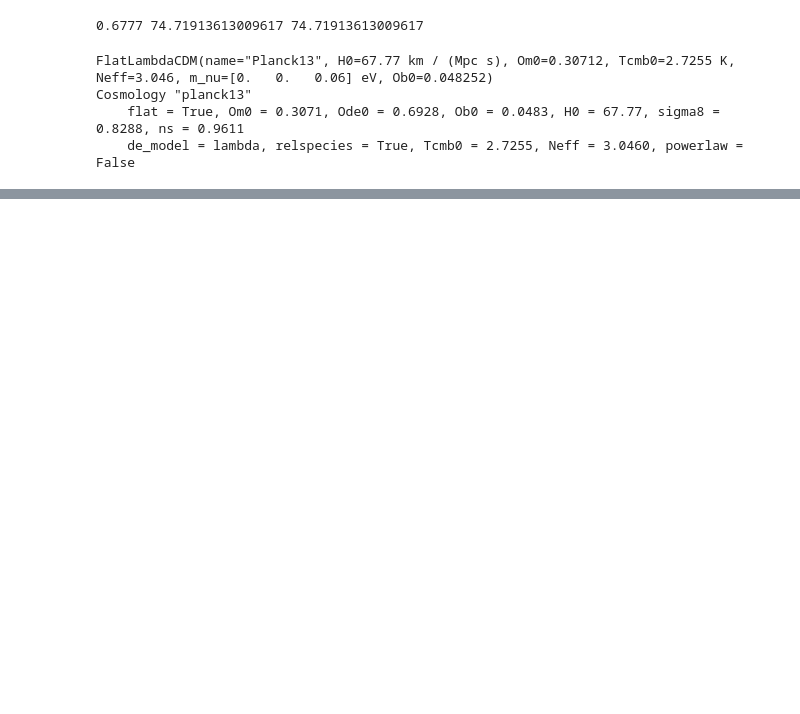
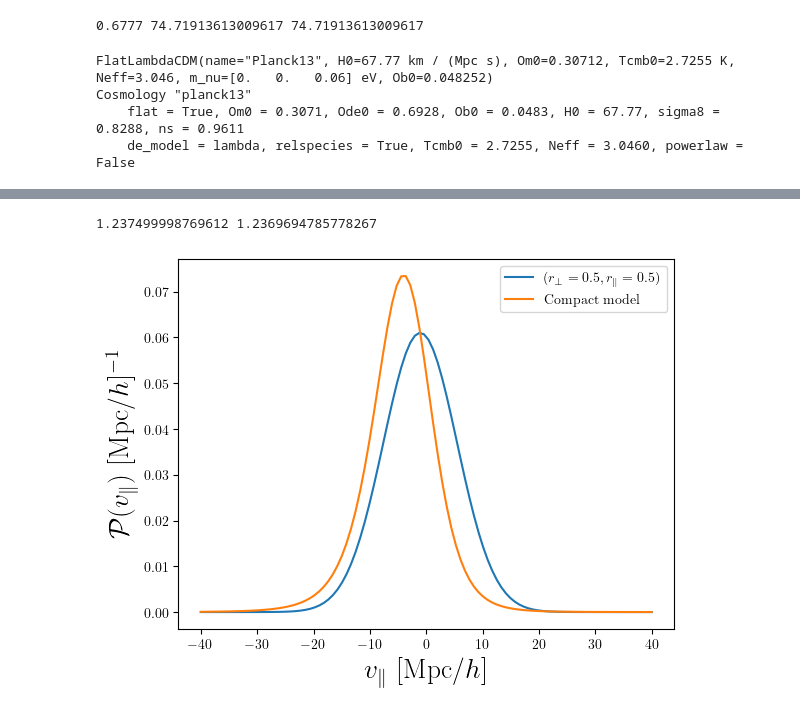
Before and after one commit to cosweeney/clive_bias, a Jupyter notebook: notebooks/streaming_model/MDPL2_streaming.ipynb, the cells around one changed output, grey strips where cells are left out. Drawn from its saved outputs; the diff is of its cells as text; code cells hidden in the pictures; blank space fills up the shorter version.

```diff
--- a/notebooks/streaming_model/MDPL2_streaming.ipynb
+++ b/notebooks/streaming_model/MDPL2_streaming.ipynb
@@ -167,7 +167,7 @@ Cosmology "planck13"
     flat = True, Om0 = 0.3071, Ode0 = 0.6928, Ob0 = 0.0483, H0 = 67.77, sigma8 = 0.8288, ns = 0.9611
     de_model = lambda, relspecies = True, Tcmb0 = 2.7255, Neff = 3.0460, powerlaw = False
 # %%
-# %%time
+# check how long to compute
 import time
 
 gsb_path = '/spiff/cosweeney/simulations/MDPL2/galaxies/SBp/'
@@ -178,6 +178,8 @@ box_length = 1000 #Mpc/h, MDPL2 box side length
 #s, mu bins
 mu_bins = np.linspace(0,1,120)
 rbins = np.linspace(0.001, 80, 60)
+rbins_c = 0.5*(rbins[1:] + rbins[:-1])
+
 
 
 with h5.File(gal_path, 'r') as gcat:
@@ -196,7 +198,7 @@ with h5.File(gal_path, 'r') as gcat:
         gcat['pos'][:, 5][()][sm_cut],
     ]).T
 
-    frac = 0.01
+    frac = 0.1
     idx = np.random.choice(len(gpos), int(frac * len(gpos)), replace=False)
 
     t0 = time.perf_counter()
@@ -209,11 +211,11 @@ with h5.File(gal_path, 'r') as gcat:
         redshift=redshift,
         cosmology=Planck13,
         boxsize=box_length,
-        num_threads=8
+        num_threads=84
     )
     t1 = time.perf_counter()
 
     # Rough upper bound: scales as N^2
     n_full, n_sub = len(gpos), len(idx)
-    print(f"Subsample took {t1-t0:.1f}s → full estimate: ~{(t1-t0) * (n_full/n_sub)**2:.0f}s")
+    print(f"Subsample took {t1-t0:.1f}s → full estimate: ~{(t1-t0) * (n_full/n_sub)**2:.0f}s, or {(t1-t0) * (n_full/n_sub)**2 / 3600} hr")
 # %% [output]
@@ -235,0 +736,6 @@ from halotools.mock_observables import tpcf_multipole
+# %%
+# avg over mass
+
+m10 = np.mean(moments['m10'], axis=-1)   # shape (n_rbins,)
+c20 = np.mean(moments['c20'], axis=-1)   # variance in v_r per r bin
+c02 = np.mean(moments['c02'], axis=-1)   # variance in v_t per r bin
@@ -235,0 +857,28 @@ from halotools.mock_observables import tpcf_multipole
+# %%
+#from gsm.models.gaussian.from_radial_transverse import moments2gaussian
+from scipy.interpolate import UnivariateSpline
+
+
+gaussian = moments2gaussian(
+    m_10=UnivariateSpline(rbins_c, m10, s=0,ext=3),
+    c_20=UnivariateSpline(rbins_c, c20, s=0,ext=3),
+    c_02=UnivariateSpline(rbins_c, c02, s=0,ext=3)
+)
+# %%
+vlos = np.linspace(-40., 40.,100)
+
+g_test = gaussian(vlos,r_perp=0.5,r_parallel=0.5)[0]
+c_test = Pv_margM_vec_Mpc(vlos, 0.5, 0.5) #a*H*Pv_margM_vec(a*H*vlos, 0.5, 0.5)
+
+plt.plot(vlos, g_test,
+        label=r'$(r_\perp = 0.5, r_\parallel = 0.5)$')
+plt.plot(vlos, c_test,
+        label=r'Compact model')
+plt.legend()
+plt.ylabel(r'$\mathcal{P}(v_\parallel)$ [Mpc/$h]^{-1}$')
+plt.xlabel(r'$v_\parallel$ [Mpc/$h]$')
+
+print(np.sum(g_test), np.sum(c_test))
+# %% [output]
+1.237499998769612 1.2369694785778267
+[figure, added]
```
Also changed, not shown: parts of 34 cells of this notebook, 1 other file.
